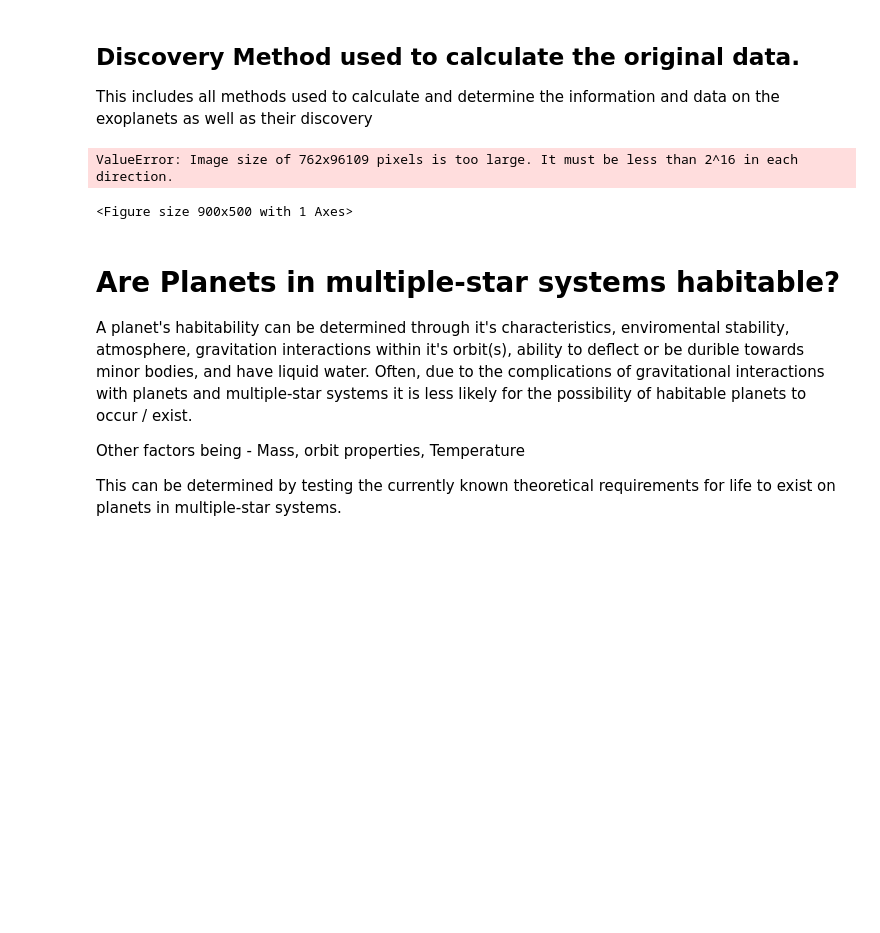
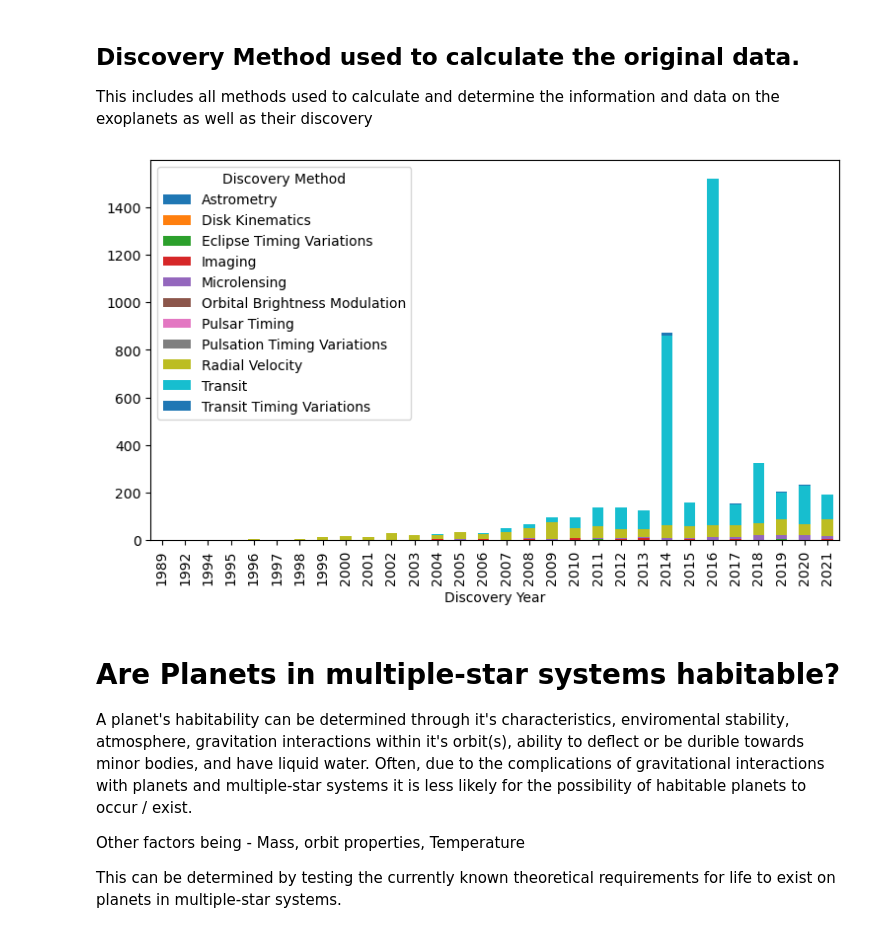
Before and after one commit to ubco-W2022T1-cosc301/project-group35, a Jupyter notebook: notebooks/analysis1.ipynb, the cells around one changed output. Saved outputs shown, nothing was run; the diff lists cells and outputs as text; code cells hidden in the pictures; blank space fills up the shorter version.

```diff
--- a/notebooks/analysis1.ipynb
+++ b/notebooks/analysis1.ipynb
@@ -46,21 +46,13 @@ This includes all methods used to calculate and determine the information and da
 # %%
 import pandas as pd
 df = pd.read_csv("../data/raw/DataOriginal.csv")
 import matplotlib.pyplot as pt
 
 Temp=df.groupby(['Discovery Year','Discovery Method']).size().unstack()
 Temp.plot.bar(stacked=True,figsize=(9,5))
 pt.show()
-
-
-discover = ['Discovery Method','Discovery Year']
-df14 = df[discover]
-df15=df14.sort_values(['Discovery Year'], ascending=False)
-df15.head()
-df15.head().to_csv('d9.csv',index=False)
 # %% [output]
-ValueError: Image size of 762x96109 pixels is too large. It must be less than 2^16 in each direction.
-<Figure size 900x500 with 1 Axes>
+[figure, added]
 # %% [markdown]
 # Are Planets in multiple-star systems habitable?
 
```
Also changed, not shown: 1 other file.
